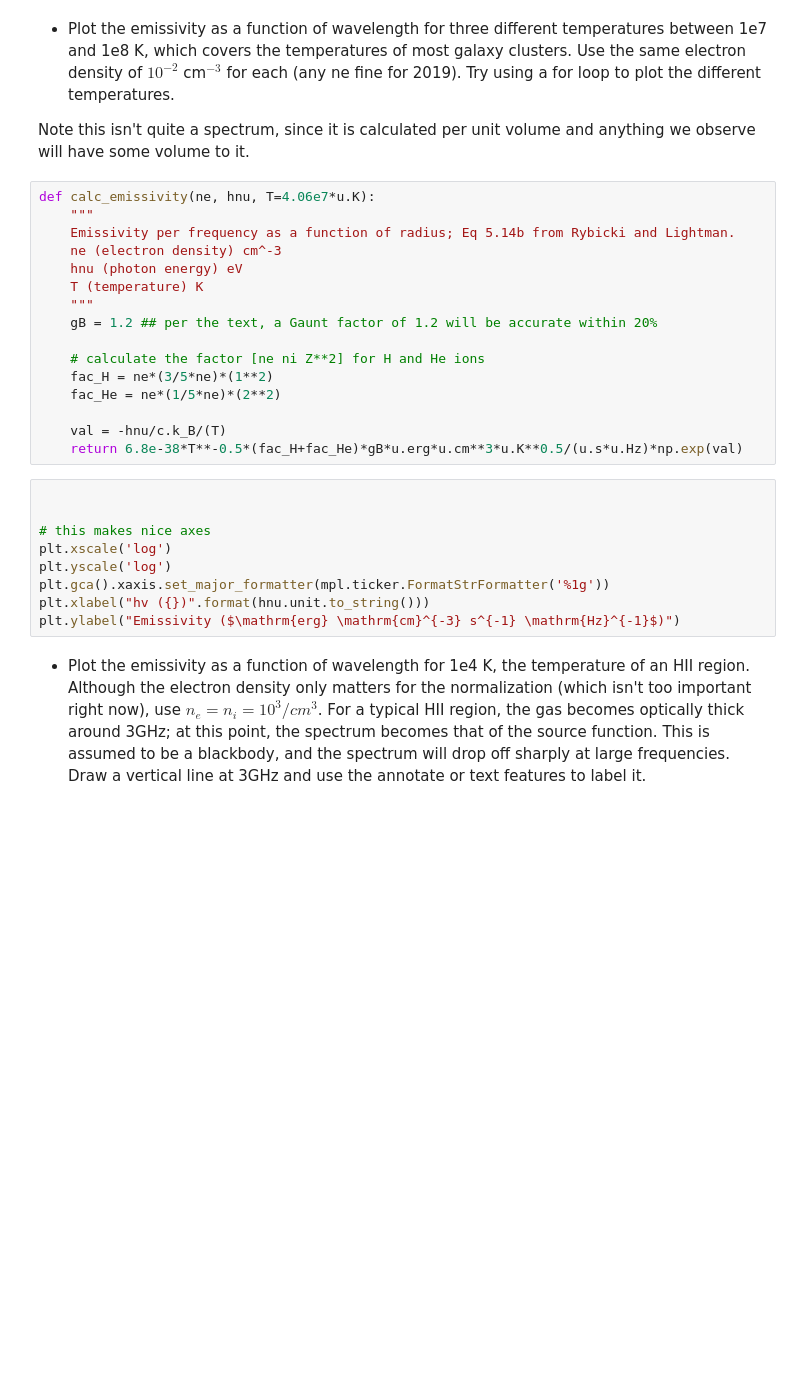
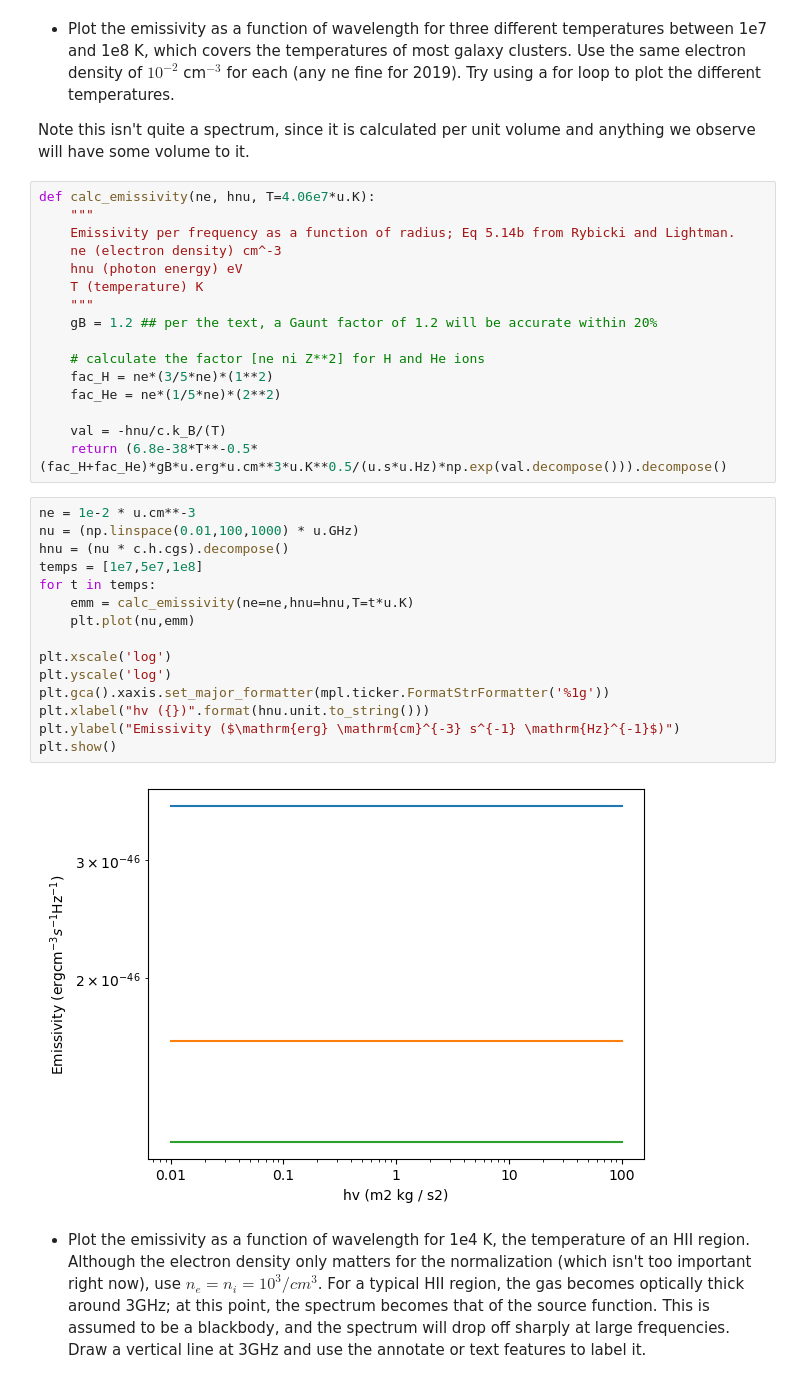
Before and after one commit to velguthb/dartmouth_a74, a Jupyter notebook: CP_brem.ipynb, the cells around one changed output. Cells and saved outputs as stored; diff of their text form; blank space fills up the shorter version.

```diff
--- a/CP_brem.ipynb
+++ b/CP_brem.ipynb
@@ -106,15 +125,23 @@ def calc_emissivity(ne, hnu, T=4.06e7*u.K):
     fac_He = ne*(1/5*ne)*(2**2)
 
     val = -hnu/c.k_B/(T)
-    return 6.8e-38*T**-0.5*(fac_H+fac_He)*gB*u.erg*u.cm**3*u.K**0.5/(u.s*u.Hz)*np.exp(val)
+    return (6.8e-38*T**-0.5*(fac_H+fac_He)*gB*u.erg*u.cm**3*u.K**0.5/(u.s*u.Hz)*np.exp(val.decompose())).decompose()
 # %%
+ne = 1e-2 * u.cm**-3
+nu = (np.linspace(0.01,100,1000) * u.GHz)
+hnu = (nu * c.h.cgs).decompose()
+temps = [1e7,5e7,1e8]
+for t in temps:
+    emm = calc_emissivity(ne=ne,hnu=hnu,T=t*u.K)
+    plt.plot(nu,emm)
 
-
-# this makes nice axes
 plt.xscale('log')
 plt.yscale('log')
 plt.gca().xaxis.set_major_formatter(mpl.ticker.FormatStrFormatter('%1g'))
 plt.xlabel("hv ({})".format(hnu.unit.to_string()))
 plt.ylabel("Emissivity ($\mathrm{erg} \mathrm{cm}^{-3} s^{-1} \mathrm{Hz}^{-1}$)")
+plt.show()
+# %% [output]
+[figure, added]
 # %% [markdown]
 + Plot the emissivity as a function of wavelength for 1e4 K, the temperature of an HII region. Although the electron density only matters for the normalization (which isn't too important right now), use $n_e=n_i=10^3/cm^3$. For a typical HII region, the gas becomes optically thick around 3GHz; at this point, the spectrum becomes that of the source function. This is assumed to be a blackbody, and the spectrum will drop off sharply at large frequencies. Draw a vertical line at 3GHz and use the annotate or text features to label it.
```
Also changed, not shown: parts of 16 cells of this notebook, 1 other file.
